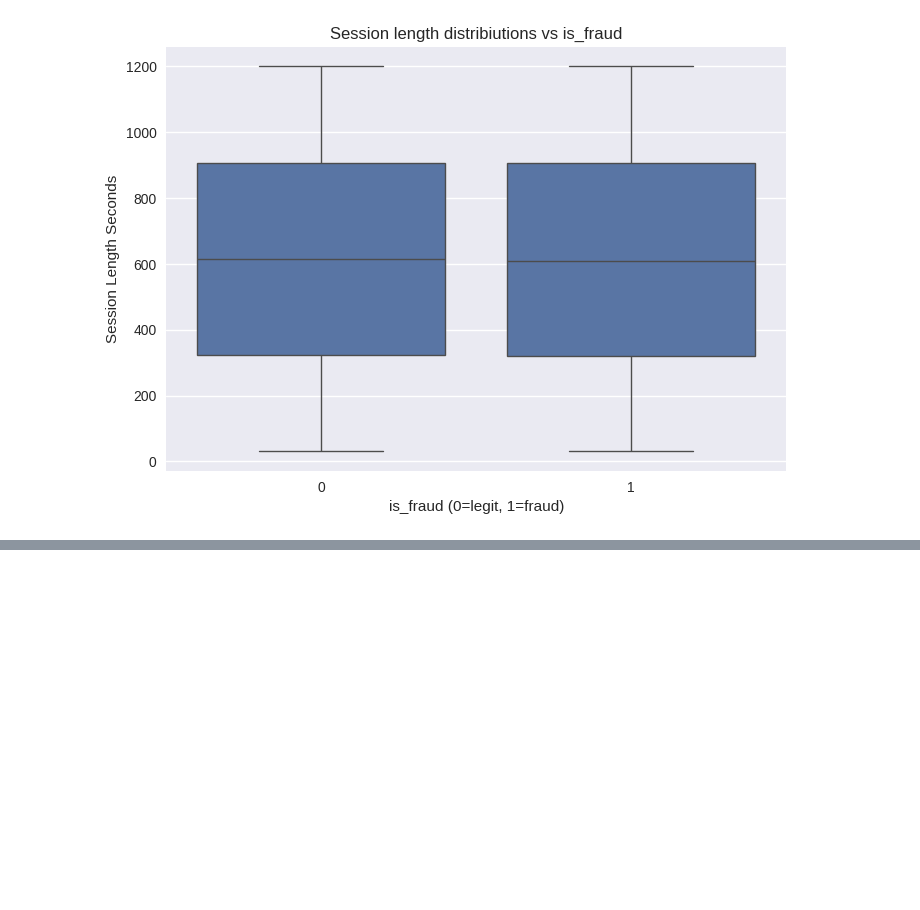
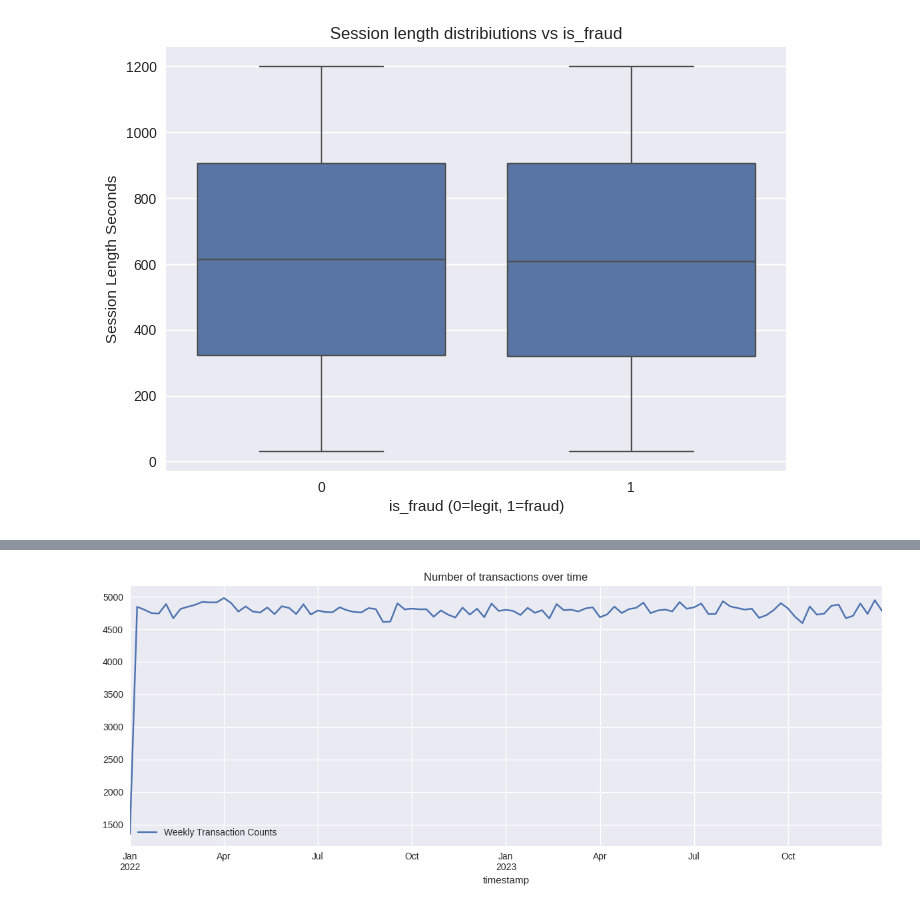
Before and after one commit to gonzur75/data_science_main, a Jupyter notebook: mastercard/notebooks/1.0-mw-eda-transactions.ipynb, the cells around one changed output, grey strips where cells are left out. Saved outputs shown, nothing was run; the diff lists cells and outputs as text; code cells hidden in the pictures; blank space fills up the shorter version.

```diff
--- a/mastercard/notebooks/1.0-mw-eda-transactions.ipynb
+++ b/mastercard/notebooks/1.0-mw-eda-transactions.ipynb
@@ -206,0 +245,15 @@ plt.show()
+# %%
+fig, ax = plt.subplots(figsize=(12, 5))
+
+total_counts.plot(ax=ax, label="Weekly Transaction Counts")
+
+ax.set_label("Transaction Counts")
+ax.set_title("Number of transactions over time")
+
+ax.legend()
+
+
+fig.tight_layout()
+plt.show()
+# %% [output]
+[figure, added]
```
Also changed, not shown: parts of 16 cells of this notebook, 12 other files.
